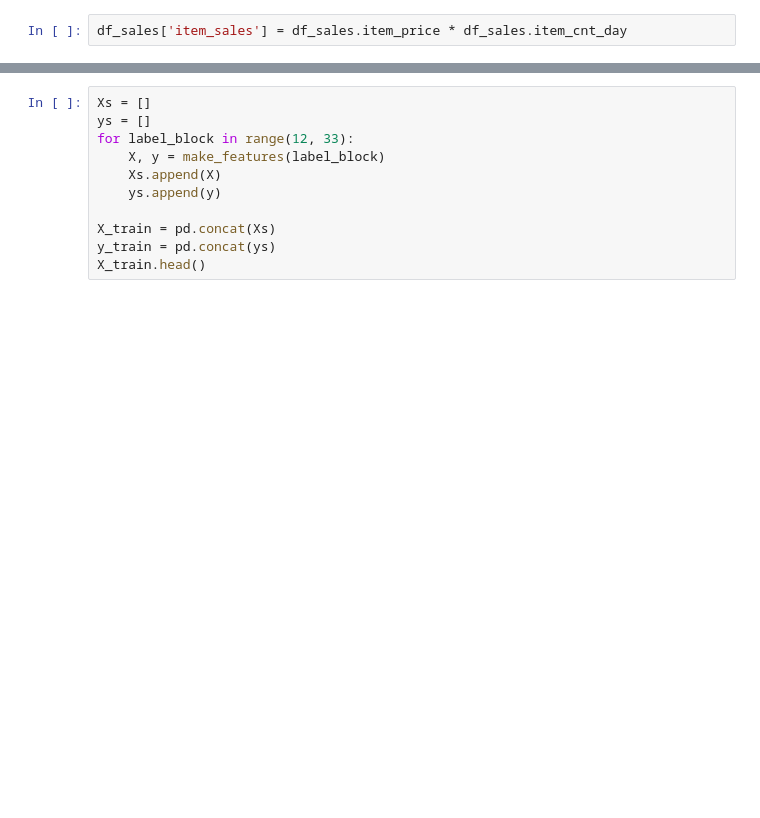
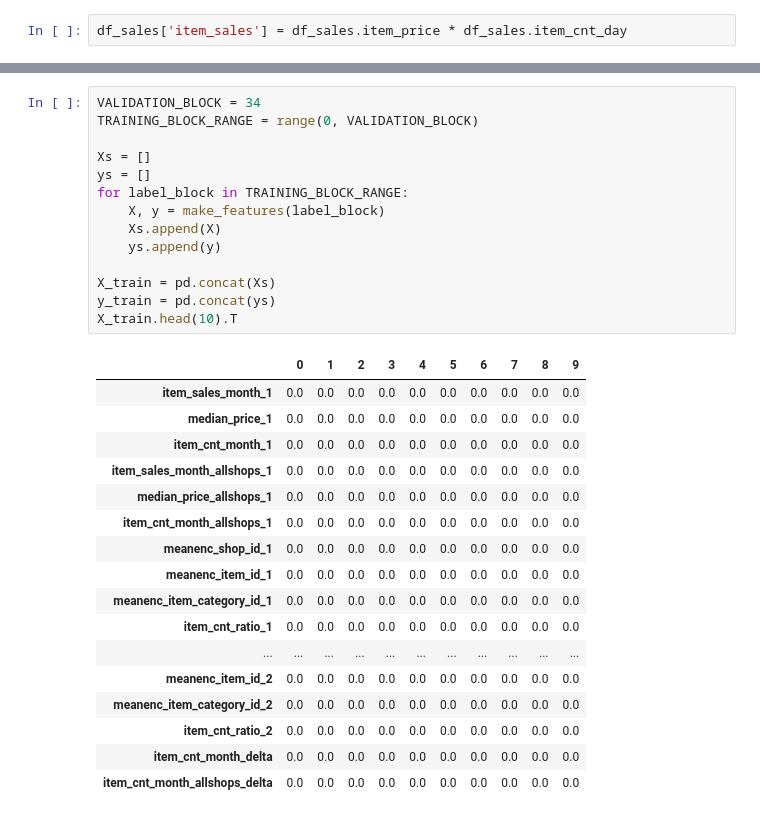
Before and after one commit to keijak/kaggle-pub, a Jupyter notebook: sales1c/training2.ipynb, the cells around one changed output, grey strips where cells are left out. Drawn from its saved outputs; the diff is of its cells as text; blank space fills up the shorter version.

```diff
--- a/sales1c/training2.ipynb
+++ b/sales1c/training2.ipynb
@@ -158,11 +183,32 @@ def make_features2(label_block, label_df):
 # %%
+VALIDATION_BLOCK = 34
+TRAINING_BLOCK_RANGE = range(0, VALIDATION_BLOCK)
+
 Xs = []
 ys = []
-for label_block in range(12, 33):
+for label_block in TRAINING_BLOCK_RANGE:
     X, y = make_features(label_block)
     Xs.append(X)
     ys.append(y)
 
 X_train = pd.concat(Xs)
 y_train = pd.concat(ys)
-X_train.head()
+X_train.head(10).T
+# %% [output]
+|  | 0 | 1 | 2 | 3 | 4 | 5 | 6 | 7 | 8 | 9 |
+| item_sales_month_1 | 0.0 | 0.0 | 0.0 | 0.0 | 0.0 | 0.0 | 0.0 | 0.0 | 0.0 | 0.0 |
+| median_price_1 | 0.0 | 0.0 | 0.0 | 0.0 | 0.0 | 0.0 | 0.0 | 0.0 | 0.0 | 0.0 |
+| item_cnt_month_1 | 0.0 | 0.0 | 0.0 | 0.0 | 0.0 | 0.0 | 0.0 | 0.0 | 0.0 | 0.0 |
+| item_sales_month_allshops_1 | 0.0 | 0.0 | 0.0 | 0.0 | 0.0 | 0.0 | 0.0 | 0.0 | 0.0 | 0.0 |
+| median_price_allshops_1 | 0.0 | 0.0 | 0.0 | 0.0 | 0.0 | 0.0 | 0.0 | 0.0 | 0.0 | 0.0 |
+| item_cnt_month_allshops_1 | 0.0 | 0.0 | 0.0 | 0.0 | 0.0 | 0.0 | 0.0 | 0.0 | 0.0 | 0.0 |
+| meanenc_shop_id_1 | 0.0 | 0.0 | 0.0 | 0.0 | 0.0 | 0.0 | 0.0 | 0.0 | 0.0 | 0.0 |
+| meanenc_item_id_1 | 0.0 | 0.0 | 0.0 | 0.0 | 0.0 | 0.0 | 0.0 | 0.0 | 0.0 | 0.0 |
+| meanenc_item_category_id_1 | 0.0 | 0.0 | 0.0 | 0.0 | 0.0 | 0.0 | 0.0 | 0.0 | 0.0 | 0.0 |
+| item_cnt_ratio_1 | 0.0 | 0.0 | 0.0 | 0.0 | 0.0 | 0.0 | 0.0 | 0.0 | 0.0 | 0.0 |
+| ... | ... | ... | ... | ... | ... | ... | ... | ... | ... | ... |
+| meanenc_item_id_2 | 0.0 | 0.0 | 0.0 | 0.0 | 0.0 | 0.0 | 0.0 | 0.0 | 0.0 | 0.0 |
+| meanenc_item_category_id_2 | 0.0 | 0.0 | 0.0 | 0.0 | 0.0 | 0.0 | 0.0 | 0.0 | 0.0 | 0.0 |
+| item_cnt_ratio_2 | 0.0 | 0.0 | 0.0 | 0.0 | 0.0 | 0.0 | 0.0 | 0.0 | 0.0 | 0.0 |
+| item_cnt_month_delta | 0.0 | 0.0 | 0.0 | 0.0 | 0.0 | 0.0 | 0.0 | 0.0 | 0.0 | 0.0 |
+| item_cnt_month_allshops_delta | 0.0 | 0.0 | 0.0 | 0.0 | 0.0 | 0.0 | 0.0 | 0.0 | 0.0 | 0.0 |
```
Also changed, not shown: parts of 14 cells of this notebook.
